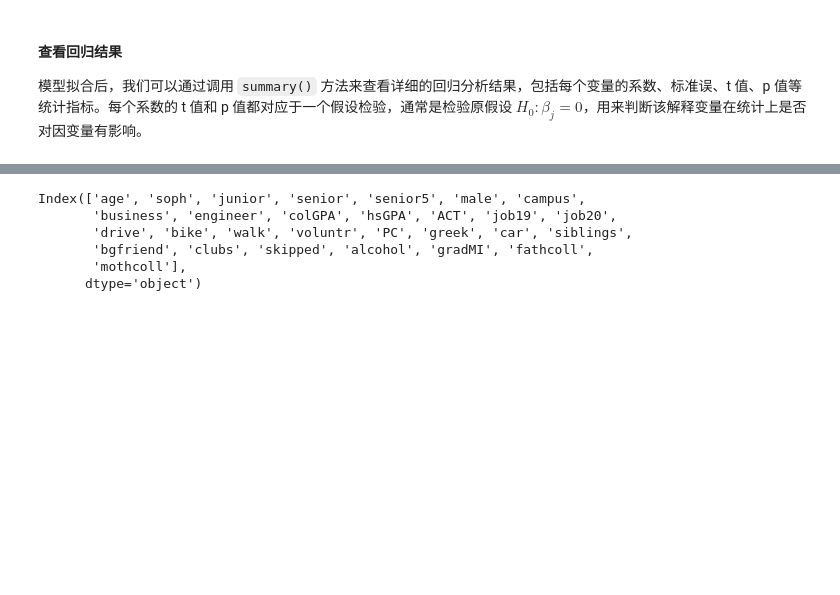
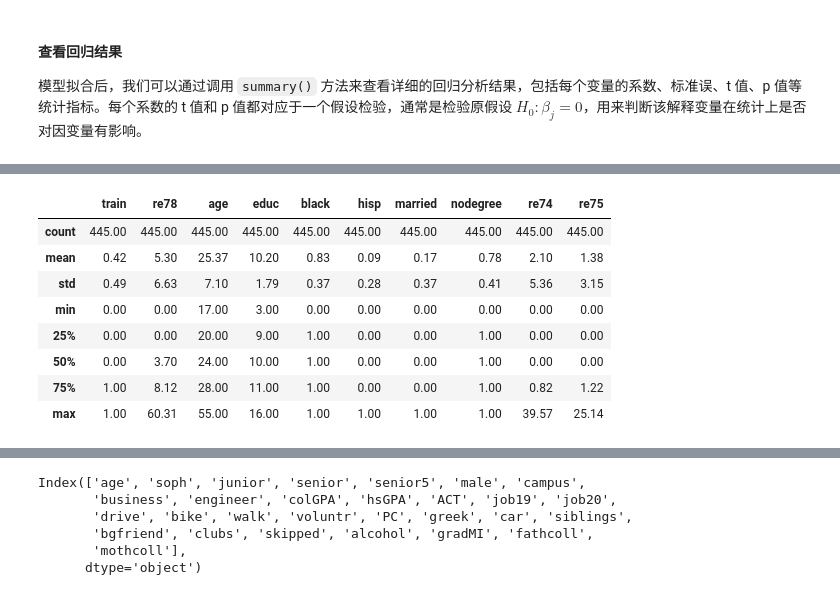
Before and after one commit to itsaquestion/py4ss_v4, a Jupyter notebook: book_parts/stats/03-linear_reg.ipynb, the cells around one changed output, grey strips where cells are left out. Saved outputs shown, nothing was run; the diff lists cells and outputs as text; code cells hidden in the pictures; blank space fills up the shorter version.

```diff
--- a/book_parts/stats/03-linear_reg.ipynb
+++ b/book_parts/stats/03-linear_reg.ipynb
@@ -184,0 +297,5 @@ $$
+# %%
+# 读取就业培训数据并查看前几行
+jtrain2_data = pd.read_csv("data/jtrain2.csv")
+
+jtrain2_data.head()
@@ -184,0 +309,15 @@ $$
+# %%
+# 查看作业核心变量的描述性统计
+jtrain2_vars = ["train", "re78", "age", "educ", "black", "hisp", "married", "nodegree", "re74", "re75"]
+
+jtrain2_data[jtrain2_vars].describe().round(2)  # round(2)保留2位小数，便于阅读
+# %% [output]
+|  | train | re78 | age | educ | black | hisp | married | nodegree | re74 | re75 |
+| count | 445.00 | 445.00 | 445.00 | 445.00 | 445.00 | 445.00 | 445.00 | 445.00 | 445.00 | 445.00 |
+| mean | 0.42 | 5.30 | 25.37 | 10.20 | 0.83 | 0.09 | 0.17 | 0.78 | 2.10 | 1.38 |
+| std | 0.49 | 6.63 | 7.10 | 1.79 | 0.37 | 0.28 | 0.37 | 0.41 | 5.36 | 3.15 |
+| min | 0.00 | 0.00 | 17.00 | 3.00 | 0.00 | 0.00 | 0.00 | 0.00 | 0.00 | 0.00 |
+| 25% | 0.00 | 0.00 | 20.00 | 9.00 | 1.00 | 0.00 | 0.00 | 1.00 | 0.00 | 0.00 |
+| 50% | 0.00 | 3.70 | 24.00 | 10.00 | 1.00 | 0.00 | 0.00 | 1.00 | 0.00 | 0.00 |
+| 75% | 1.00 | 8.12 | 28.00 | 11.00 | 1.00 | 0.00 | 0.00 | 1.00 | 0.82 | 1.22 |
+| max | 1.00 | 60.31 | 55.00 | 16.00 | 1.00 | 1.00 | 1.00 | 1.00 | 39.57 | 25.14 |
```
Also changed, not shown: parts of 22 cells of this notebook, 3 other files.
